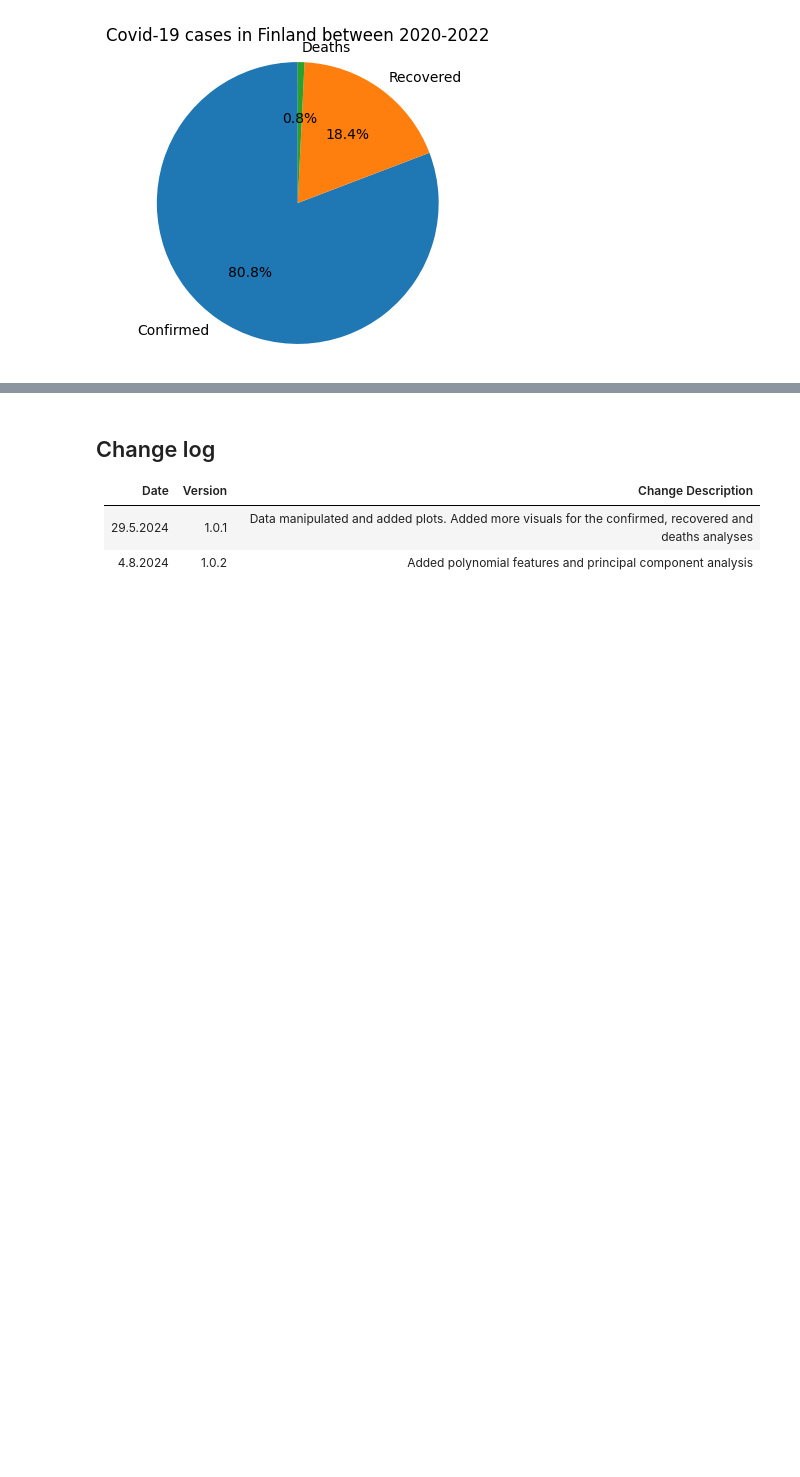
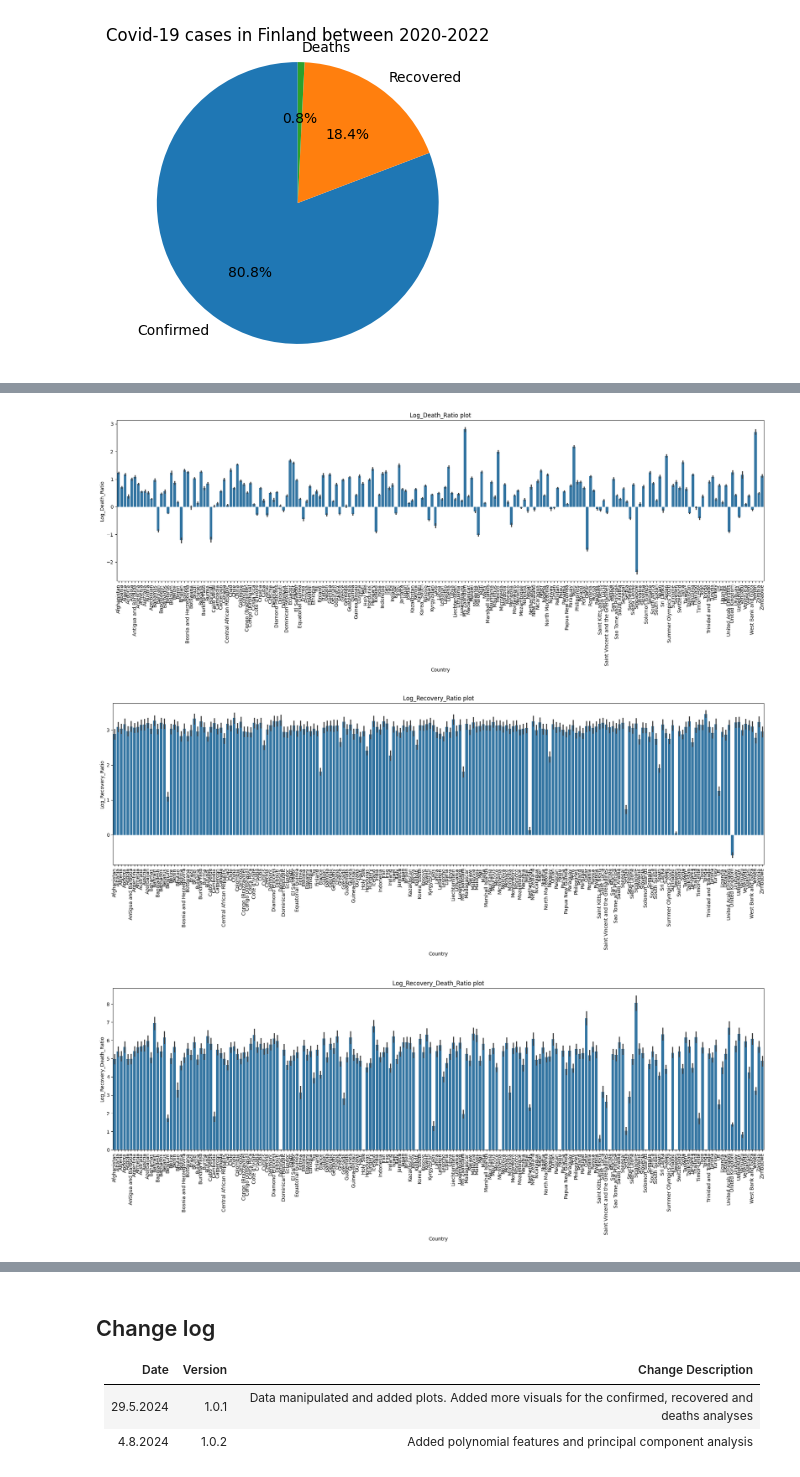
Before and after one commit to SamiAnttalainen/Covid-19_Analysis-Project, a Jupyter notebook: Covid-19_Data_Analysis.ipynb, the cells around one changed output, grey strips where cells are left out. Drawn from its saved outputs; the diff is of its cells as text; code cells hidden in the pictures; blank space fills up the shorter version.

```diff
--- a/Covid-19_Data_Analysis.ipynb
+++ b/Covid-19_Data_Analysis.ipynb
@@ -267,0 +382,5 @@ memory usage: 8.2+ MB
+# %%
+mod_data = add_log_feature(mod_data, 'Death_Ratio')
+mod_data = add_log_feature(mod_data, 'Recovery_Ratio')
+mod_data = add_log_feature(mod_data, 'Recovery_Death_Ratio')
+mod_data.info()
@@ -267,0 +405,8 @@ memory usage: 8.2+ MB
+# %%
+plot_feature('Country', 'Log_Death_Ratio', mod_data)
+plot_feature('Country', 'Log_Recovery_Ratio', mod_data)
+plot_feature('Country', 'Log_Recovery_Death_Ratio', mod_data)
+# %% [output]
+[figure, added]
+[figure, added]
+[figure, added]
```
Also changed, not shown: parts of 30 cells of this notebook.
